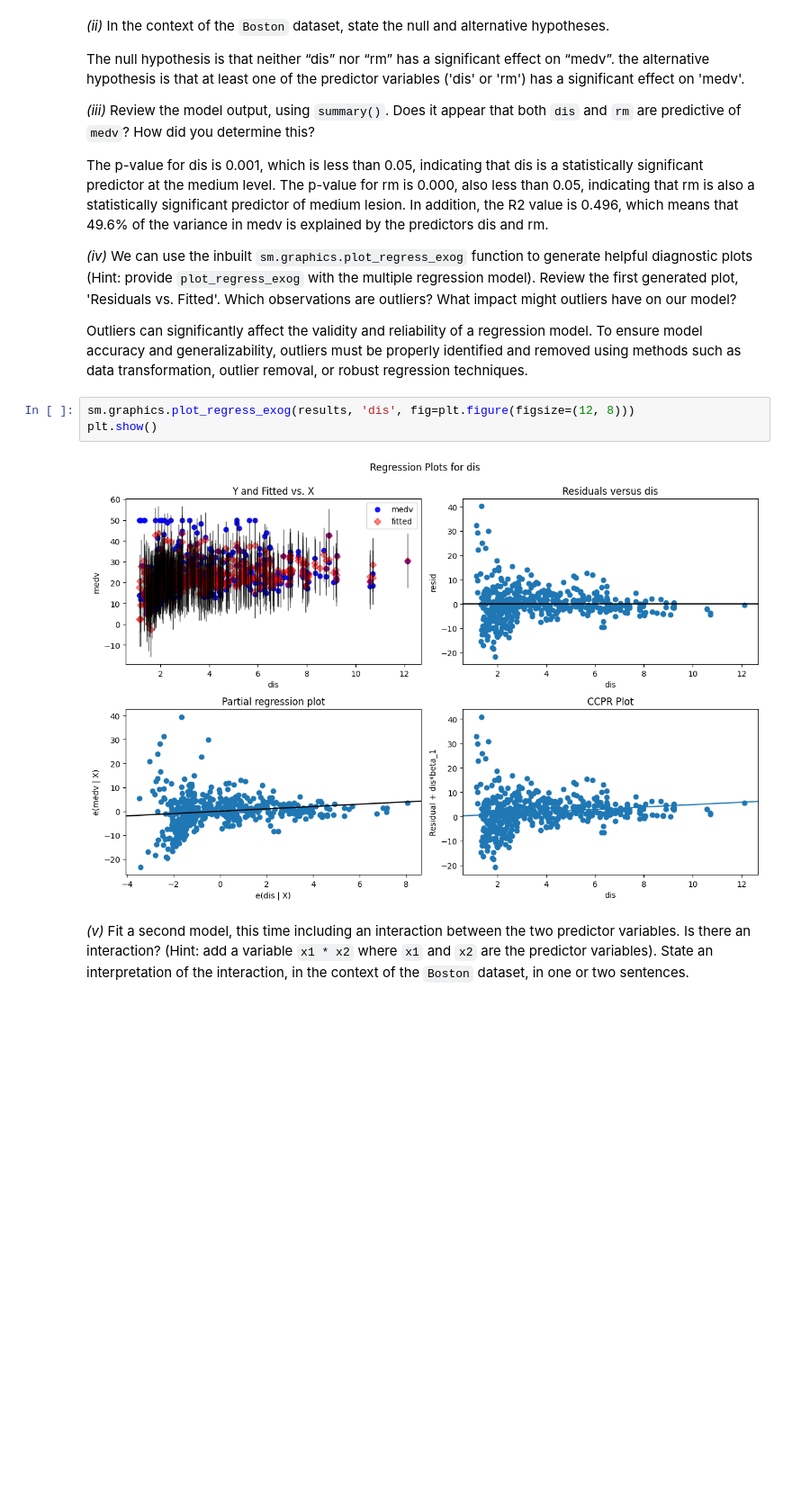
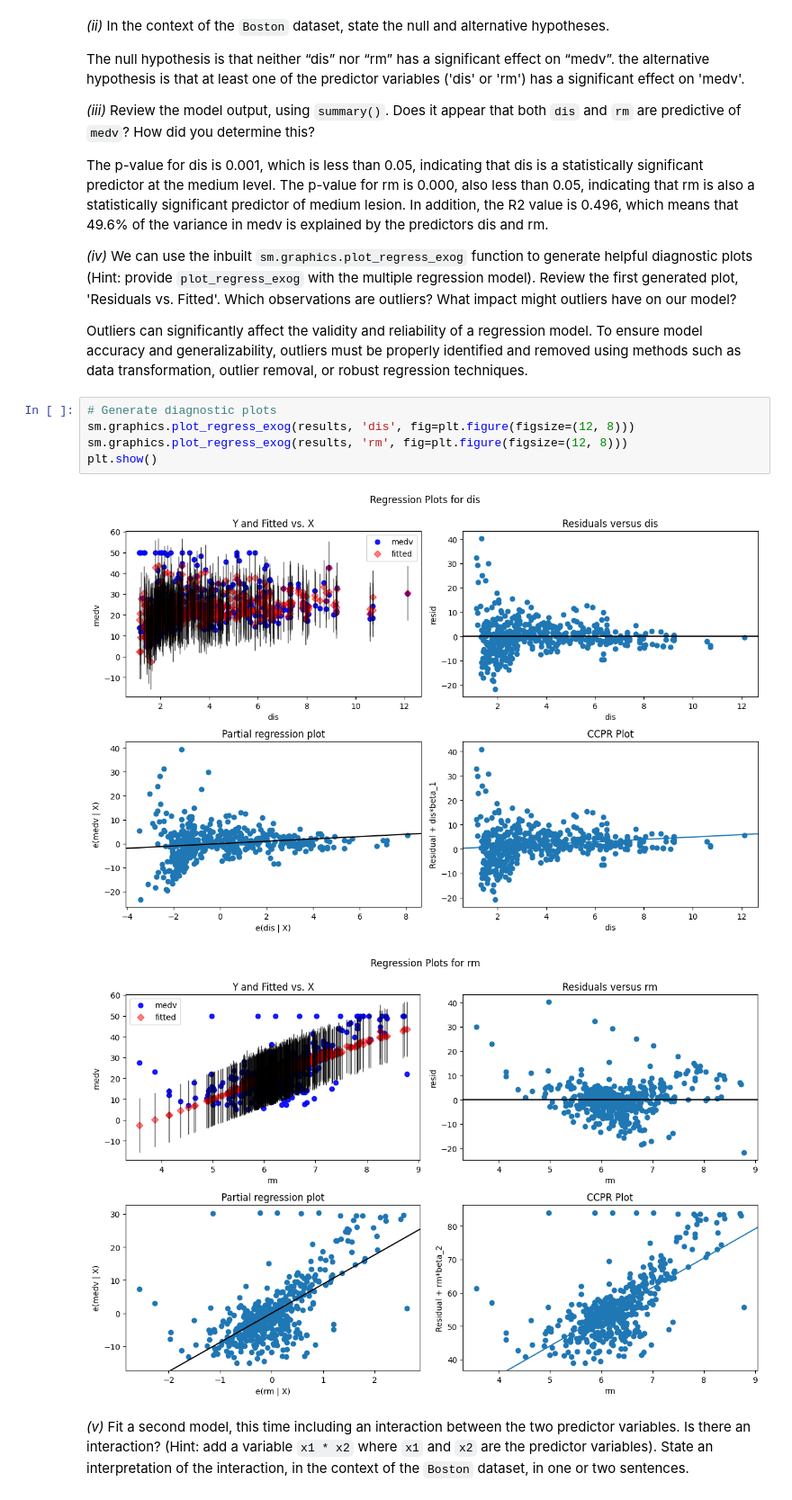
Before and after one commit to SerhiyZv/applying_statistical_concepts, a Jupyter notebook: 02_assignments/assignment_1.ipynb, the cells around one changed output. Shown at 90% size. Saved outputs shown, nothing was run; the diff lists cells and outputs as text; blank space fills up the shorter version.

Commit message:
Commit with update of graphics plots

```diff
--- a/02_assignments/assignment_1.ipynb
+++ b/02_assignments/assignment_1.ipynb
@@ -198,10 +198,13 @@ _(iv)_ We can use the inbuilt `sm.graphics.plot_regress_exog` function to genera
 
 Outliers can significantly affect the validity and reliability of a regression model. To ensure model accuracy and generalizability, outliers must be properly identified and removed using methods such as data transformation, outlier removal, or robust regression techniques.
 # %%
+# Generate diagnostic plots
 sm.graphics.plot_regress_exog(results, 'dis', fig=plt.figure(figsize=(12, 8)))
+sm.graphics.plot_regress_exog(results, 'rm', fig=plt.figure(figsize=(12, 8)))
 plt.show()
 # %% [output]
 [figure]
+[figure, added]
 # %% [markdown]
 _(v)_ Fit a second model, this time including an interaction between the two predictor variables. Is there an interaction? (Hint: add a variable `x1 * x2` where `x1` and `x2` are the predictor variables). State an interpretation of the interaction, in the context of the `Boston` dataset, in one or two sentences.
 # %%
```
Also changed, not shown: parts of 1 cell of this notebook.
